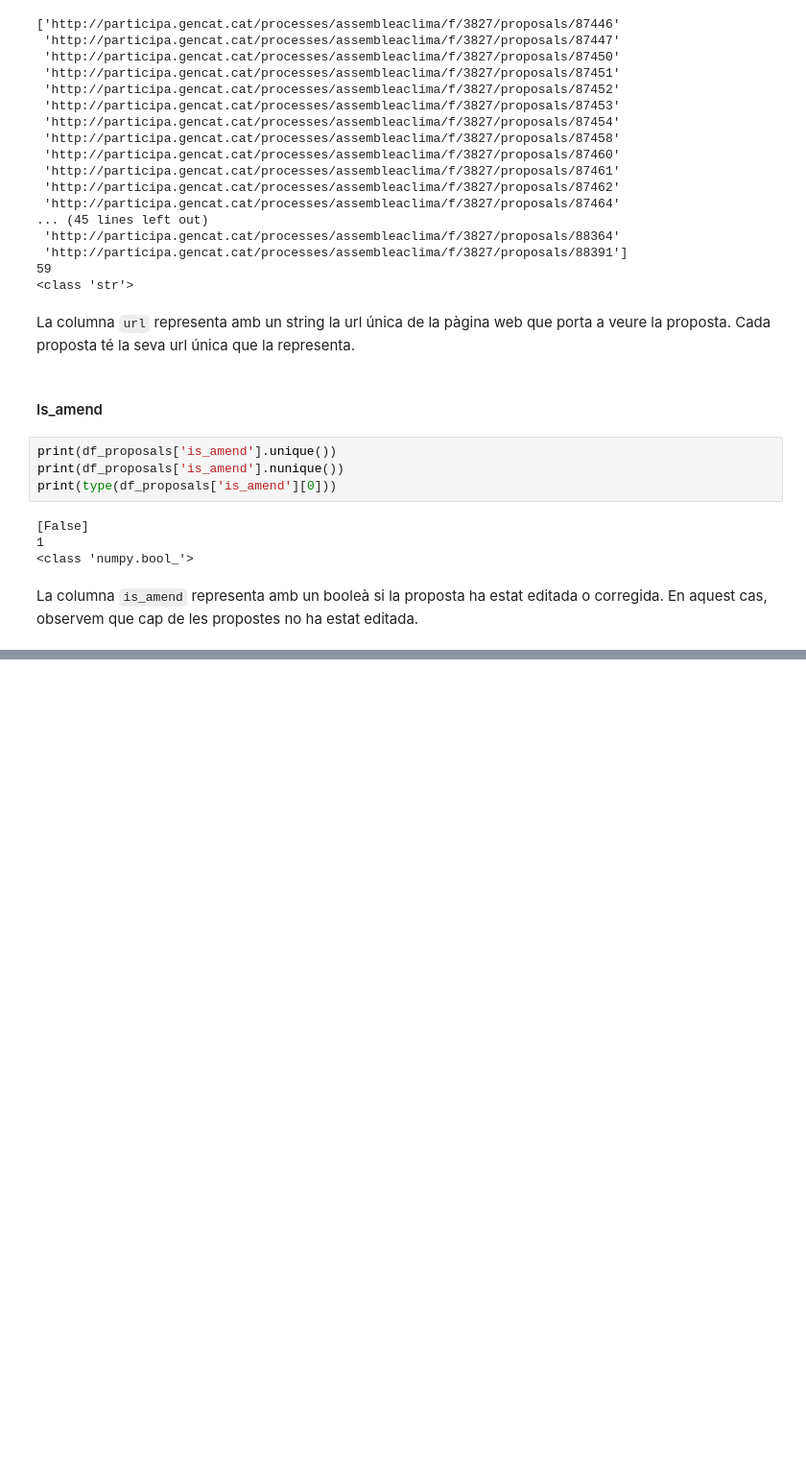
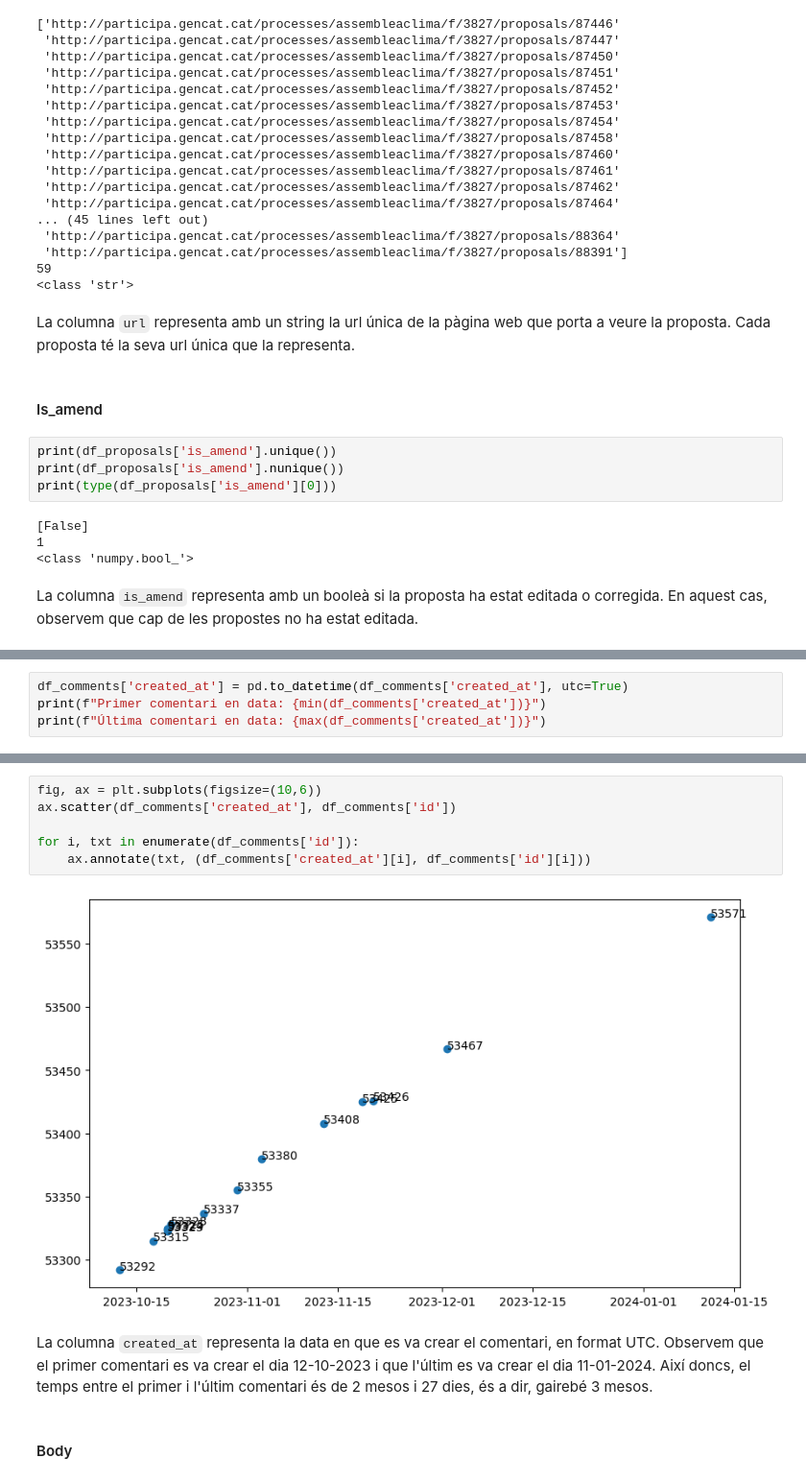
Before and after one commit to NoOPeEKS/dades-assemblea-clima, a Jupyter notebook: exploracio_csv.ipynb, the cells around one changed output, grey strips where cells are left out. Shown: that part at 96% size. Saved outputs shown, nothing was run; the diff lists cells and outputs as text; blank space fills up the shorter version.

Commit message:
Acabat fins author/id comments

```diff
--- a/exploracio_csv.ipynb
+++ b/exploracio_csv.ipynb
@@ -513,0 +531,4 @@ La columna `is_amend` representa amb un booleà si la proposta ha estat editada
+# %%
+df_comments['created_at'] = pd.to_datetime(df_comments['created_at'], utc=True)
+print(f"Primer comentari en data: {min(df_comments['created_at'])}")
+print(f"Última comentari en data: {max(df_comments['created_at'])}")
@@ -513,0 +538,12 @@ La columna `is_amend` representa amb un booleà si la proposta ha estat editada
+# %%
+fig, ax = plt.subplots(figsize=(10,6))
+ax.scatter(df_comments['created_at'], df_comments['id'])
+
+for i, txt in enumerate(df_comments['id']):
+    ax.annotate(txt, (df_comments['created_at'][i], df_comments['id'][i]))
+# %% [output]
+[figure, added]
+# %% [markdown]
+La columna `created_at` representa la data en que es va crear el comentari, en format UTC. Observem que el primer comentari es va crear el dia 12-10-2023 i que l'últim es va crear el dia 11-01-2024. Així doncs, el temps entre el primer i l'últim comentari és de 2 mesos i 27 dies, és a dir, gairebé 3 mesos.
+# %% [markdown]
+#### Body
```
Also changed, not shown: parts of 17 cells of this notebook.
